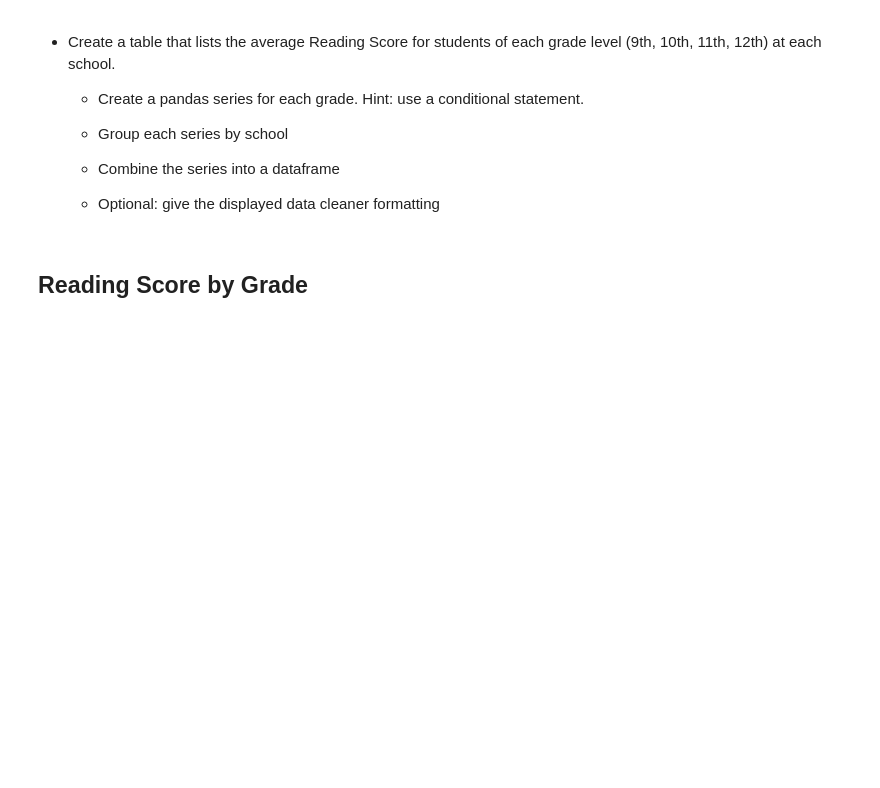
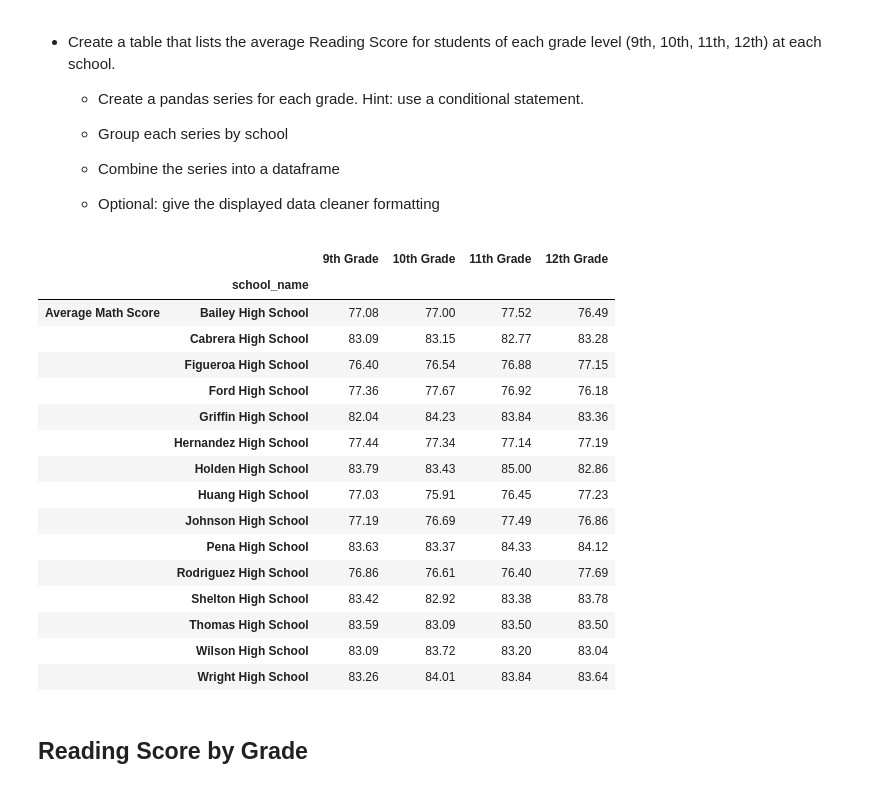
Before and after one commit to JeremyBrent/Pandas_Challenge, a Jupyter notebook: Instructions/PyCitySchools/PyCitySchools_starter.ipynb, the cells around one changed output. Drawn from its saved outputs; the diff is of its cells as text; code cells hidden in the pictures; blank space fills up the shorter version.

Commit message:
Updated data analysis code

```diff
--- a/Instructions/PyCitySchools/PyCitySchools_starter.ipynb
+++ b/Instructions/PyCitySchools/PyCitySchools_starter.ipynb
@@ -320,2 +289,56 @@ Bottom_overall_passing_rate.head()
+# %%
+#Adding style to DF, highlight max cells yellow, highlight min cells red
+def highlight_max(s):
+    '''
+    highlight the maximum in a Series/DF yellow.
+    '''
+    is_max = s == s.max()
+    return ['background-color: yellow' if v else '' for v in is_max]
+
+def color_negative_red(val):
+    '''
+    highlight the minimum in a Series/DF red.
+    '''
+    is_min = val == val.min()
+    return ['background-color: red'if x else '' for x in is_min]
+# %%
+#Finding average math score by each grade for each school
+
+columns = ["grade","school_name","math_score"]
+grade_9 = school_data_complete.loc[school_data_complete["grade"]=="9th",columns].groupby("school_name").mean()
+grade_10 = school_data_complete.loc[school_data_complete["grade"]=="10th",columns].groupby("school_name").mean()
+grade_11 = school_data_complete.loc[school_data_complete["grade"]=="11th",columns].groupby("school_name").mean()
+grade_12 = school_data_complete.loc[school_data_complete["grade"]=="12th",columns].groupby("school_name").mean()
+
+avg_math_score_by_school_df = pd.merge(grade_9,grade_10,on='school_name').rename(columns={"math_score_x":"9th Grade","math_score_y":"10th Grade"})
+avg_math_score_by_school_df = pd.merge(avg_math_score_by_school_df,grade_11,on='school_name').rename(columns={"math_score":"11th Grade"})
+avg_math_score_by_school_df = pd.merge(avg_math_score_by_school_df,grade_12,on='school_name').rename(columns={"math_score":"12th Grade"})
+
+avg_math_score_by_school_df["9th Grade"] = avg_math_score_by_school_df["9th Grade"].map("{:.2f}".format)
+avg_math_score_by_school_df["10th Grade"] = avg_math_score_by_school_df["10th Grade"].map("{:.2f}".format)
+avg_math_score_by_school_df["11th Grade"] = avg_math_score_by_school_df["11th Grade"].map("{:.2f}".format)
+avg_math_score_by_school_df["12th Grade"] = avg_math_score_by_school_df["12th Grade"].map("{:.2f}".format)
+
+avg_math_score_by_school_df = pd.concat([avg_math_score_by_school_df],keys=["Average Math Score"])
+avg_math_score_by_school_df = avg_math_score_by_school_df.style.apply(color_negative_red).apply(highlight_max)
+avg_math_score_by_school_df
+# %% [output]
+|  |  | 9th Grade | 10th Grade | 11th Grade | 12th Grade |
+|  | school_name |  |  |  |  |
+| Average Math Score | Bailey High School | 77.08 | 77.00 | 77.52 | 76.49 |
+|  | Cabrera High School | 83.09 | 83.15 | 82.77 | 83.28 |
+|  | Figueroa High School | 76.40 | 76.54 | 76.88 | 77.15 |
+|  | Ford High School | 77.36 | 77.67 | 76.92 | 76.18 |
+|  | Griffin High School | 82.04 | 84.23 | 83.84 | 83.36 |
+|  | Hernandez High School | 77.44 | 77.34 | 77.14 | 77.19 |
+|  | Holden High School | 83.79 | 83.43 | 85.00 | 82.86 |
+|  | Huang High School | 77.03 | 75.91 | 76.45 | 77.23 |
+|  | Johnson High School | 77.19 | 76.69 | 77.49 | 76.86 |
+|  | Pena High School | 83.63 | 83.37 | 84.33 | 84.12 |
+|  | Rodriguez High School | 76.86 | 76.61 | 76.40 | 77.69 |
+|  | Shelton High School | 83.42 | 82.92 | 83.38 | 83.78 |
+|  | Thomas High School | 83.59 | 83.09 | 83.50 | 83.50 |
+|  | Wilson High School | 83.09 | 83.72 | 83.20 | 83.04 |
+|  | Wright High School | 83.26 | 84.01 | 83.84 | 83.64 |
 # %% [markdown]
 ## Reading Score by Grade
```
Also changed, not shown: parts of 14 cells of this notebook.
